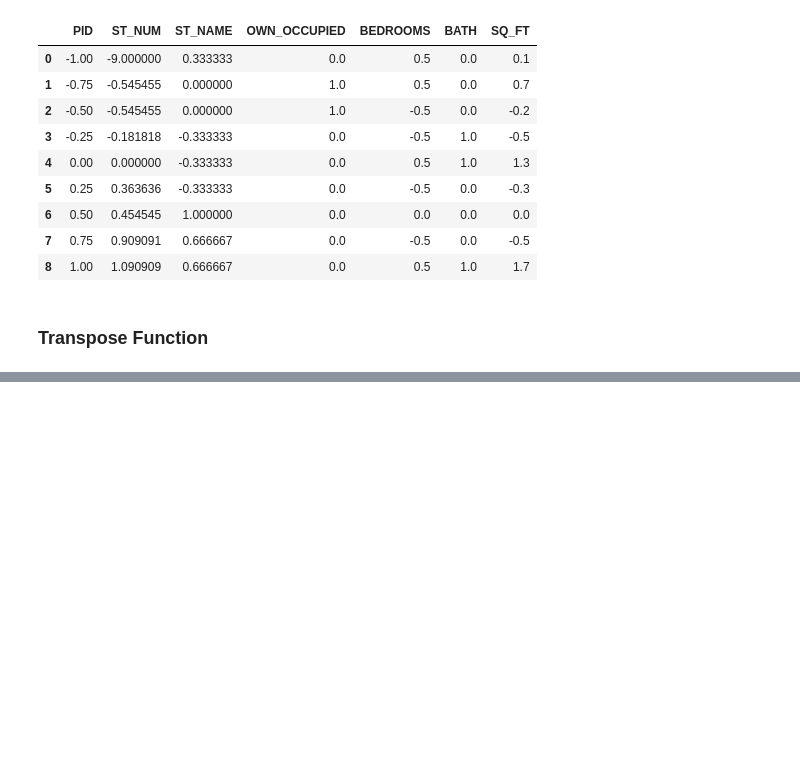
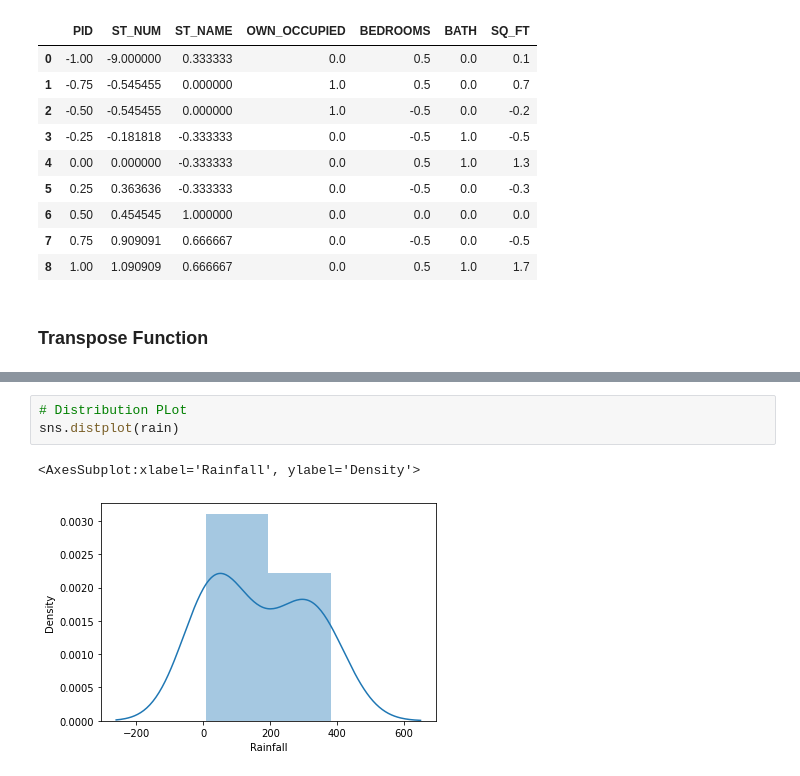
Before and after one commit to AzadMehedi/ML-Projects, a Jupyter notebook: Data_Cleaning_Basic.ipynb, the cells around one changed output, grey strips where cells are left out. Saved outputs shown, nothing was run; the diff lists cells and outputs as text; blank space fills up the shorter version.

```diff
--- a/Data_Cleaning_Basic.ipynb
+++ b/Data_Cleaning_Basic.ipynb
@@ -453,0 +535,6 @@ transposed_df
+# %%
+# Distribution PLot
+sns.distplot(rain)
+# %% [output]
+<AxesSubplot:xlabel='Rainfall', ylabel='Density'>
+[figure, added]
```
Also changed, not shown: parts of 21 cells of this notebook.
